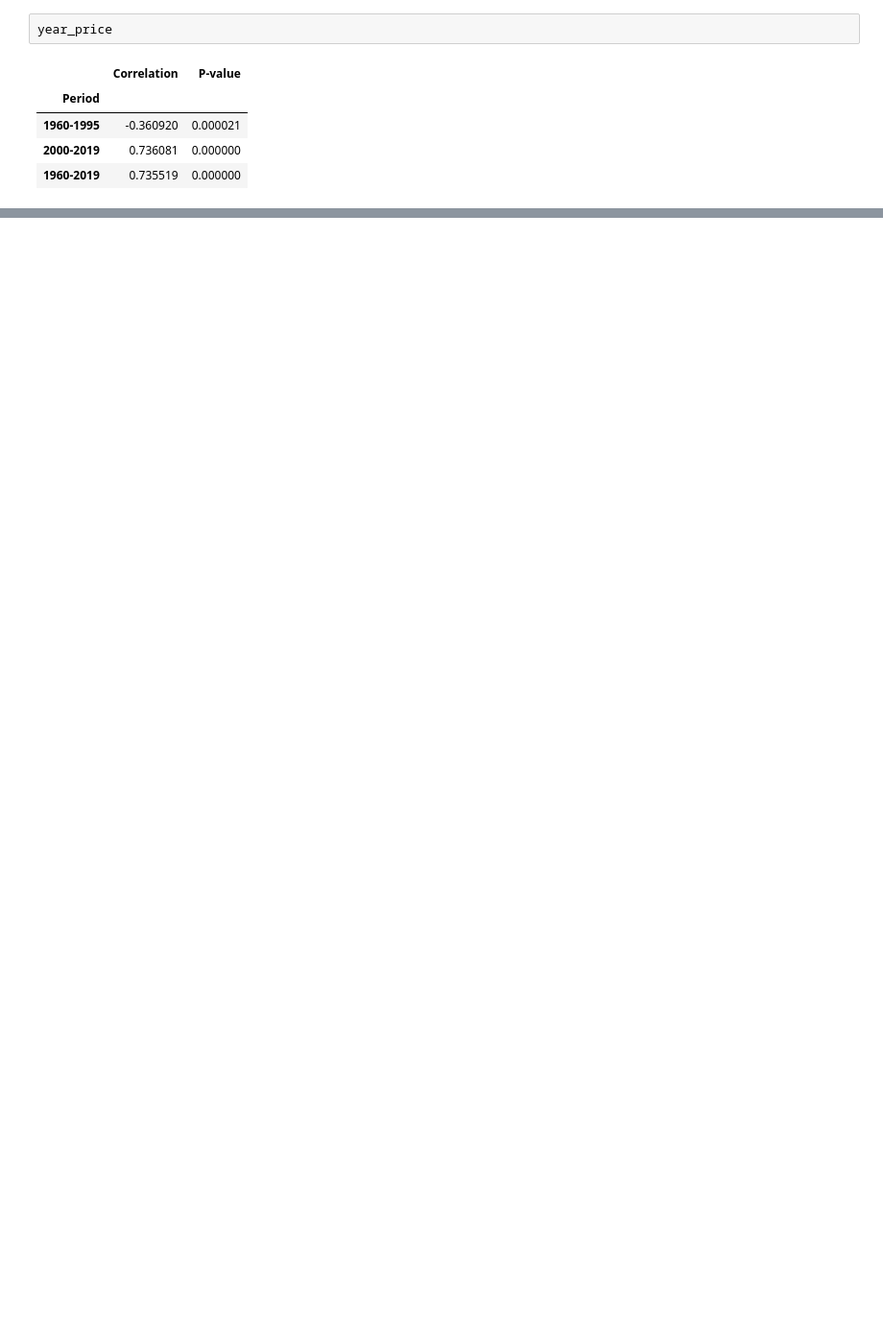
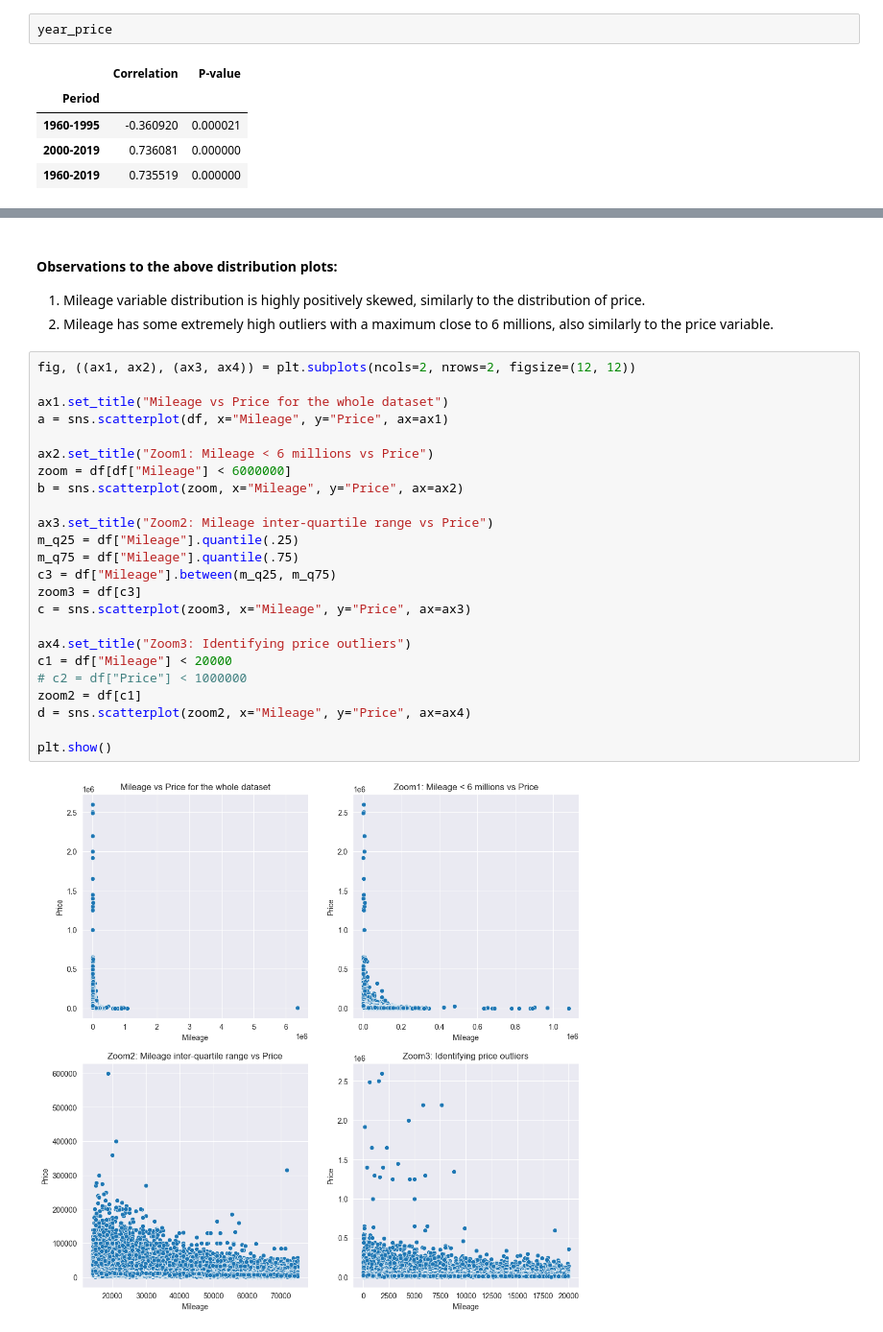
Before and after one commit to maciej-polcyn/data-processing-capstone-project, a Jupyter notebook: report.ipynb, the cells around one changed output, grey strips where cells are left out. Shown at 96% size. Saved outputs shown, nothing was run; the diff lists cells and outputs as text; blank space fills up the shorter version.

```diff
--- a/report.ipynb
+++ b/report.ipynb
@@ -513,0 +566,30 @@ year_price
+# %% [markdown]
+#### Observations to the above distribution plots:
+1. Mileage variable distribution is highly positively skewed, similarly to the distribution of price.
+2. Mileage has some extremely high outliers with a maximum close to 6 millions, also similarly to the price variable.
+# %%
+fig, ((ax1, ax2), (ax3, ax4)) = plt.subplots(ncols=2, nrows=2, figsize=(12, 12))
+
+ax1.set_title("Mileage vs Price for the whole dataset")
+a = sns.scatterplot(df, x="Mileage", y="Price", ax=ax1)
+
+ax2.set_title("Zoom1: Mileage < 6 millions vs Price")
+zoom = df[df["Mileage"] < 6000000]
+b = sns.scatterplot(zoom, x="Mileage", y="Price", ax=ax2)
+
+ax3.set_title("Zoom2: Mileage inter-quartile range vs Price")
+m_q25 = df["Mileage"].quantile(.25)
+m_q75 = df["Mileage"].quantile(.75)
+c3 = df["Mileage"].between(m_q25, m_q75)
+zoom3 = df[c3]
+c = sns.scatterplot(zoom3, x="Mileage", y="Price", ax=ax3)
+
+ax4.set_title("Zoom3: Identifying price outliers")
+c1 = df["Mileage"] < 20000
+# c2 = df["Price"] < 1000000
+zoom2 = df[c1]
+d = sns.scatterplot(zoom2, x="Mileage", y="Price", ax=ax4)
+
+plt.show()
+# %% [output]
+[figure, added]
```
Also changed, not shown: parts of 13 cells of this notebook.
